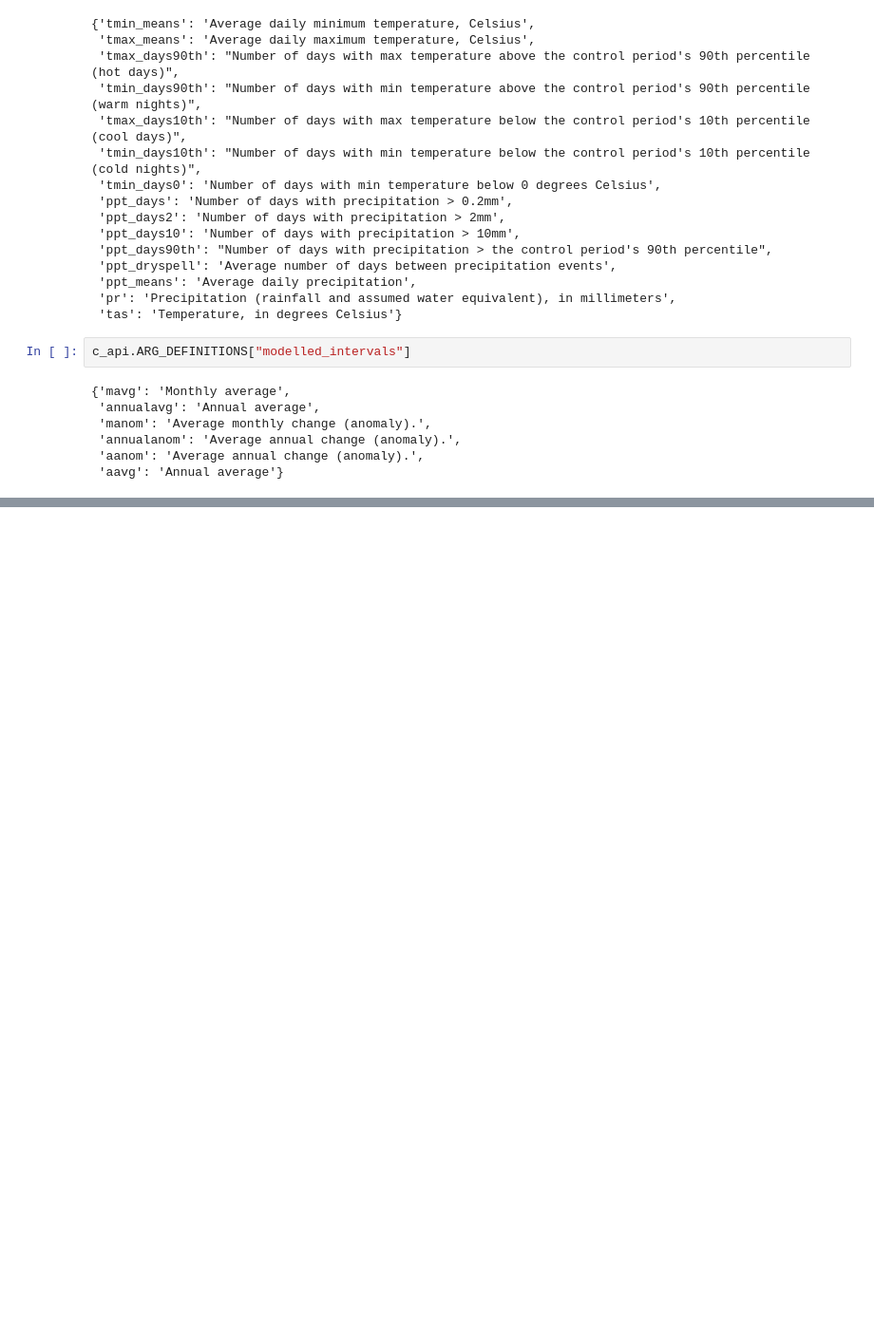
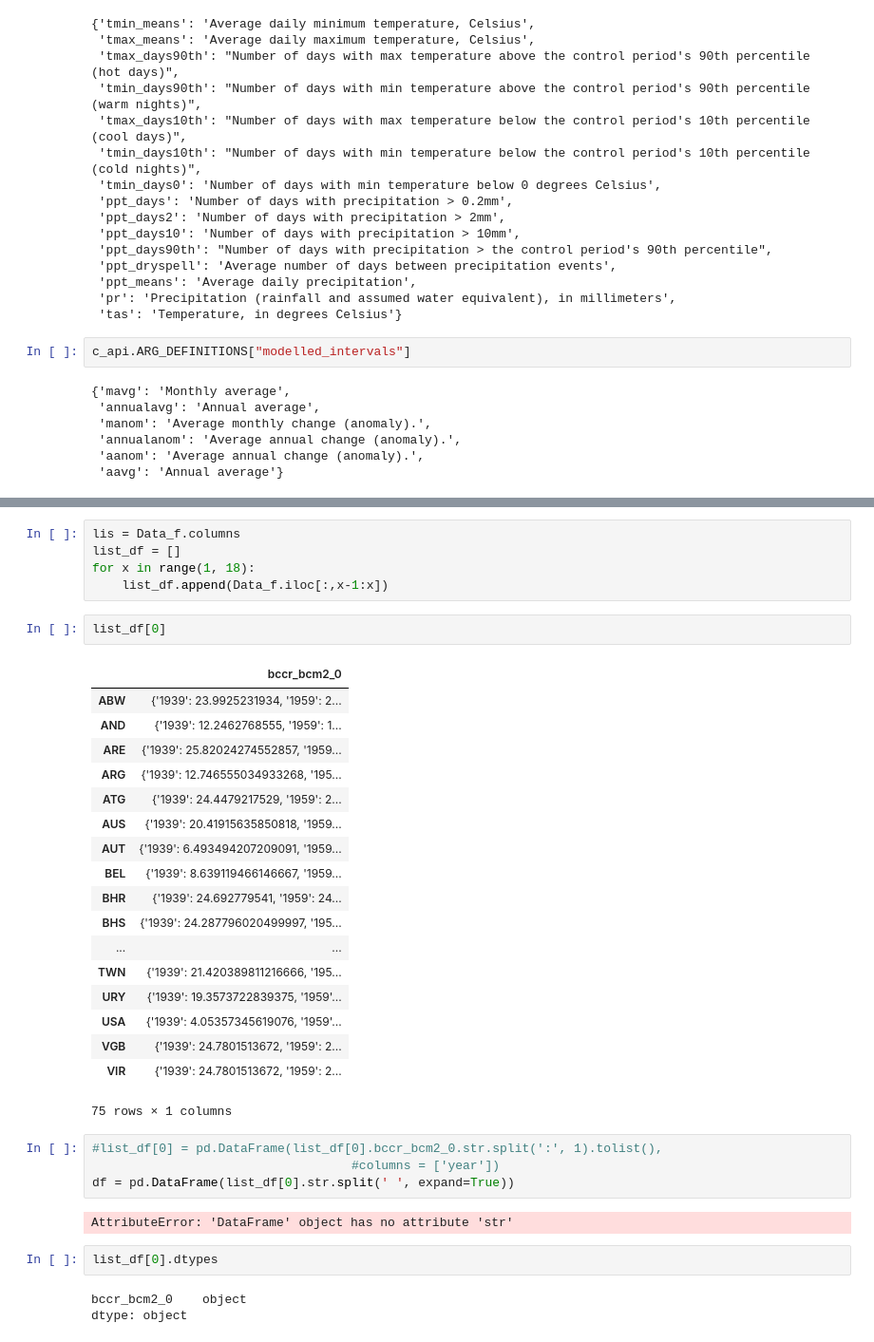
Before and after one commit to Danfurm/Climate_Resources, a Jupyter notebook: Tempertures.ipynb, the cells around one changed output, grey strips where cells are left out. Shown: that part at 95% size. Saved outputs shown, nothing was run; the diff lists cells and outputs as text; blank space fills up the shorter version.

```diff
--- a/Tempertures.ipynb
+++ b/Tempertures.ipynb
@@ -250,0 +275,37 @@ pd.DataFrame.from_dict(Data_dict)
+# %%
+lis = Data_f.columns
+list_df = []
+for x in range(1, 18):
+    list_df.append(Data_f.iloc[:,x-1:x])
+# %%
+list_df[0]
+# %% [output]
+|  | bccr_bcm2_0 |
+| ABW | {'1939': 23.9925231934, '1959': 2... |
+| AND | {'1939': 12.2462768555, '1959': 1... |
+| ARE | {'1939': 25.82024274552857, '1959... |
+| ARG | {'1939': 12.746555034933268, '195... |
+| ATG | {'1939': 24.4479217529, '1959': 2... |
+| AUS | {'1939': 20.41915635850818, '1959... |
+| AUT | {'1939': 6.493494207209091, '1959... |
+| BEL | {'1939': 8.639119466146667, '1959... |
+| BHR | {'1939': 24.692779541, '1959': 24... |
+| BHS | {'1939': 24.287796020499997, '195... |
+| ... | ... |
+| TWN | {'1939': 21.420389811216666, '195... |
+| URY | {'1939': 19.3573722839375, '1959'... |
+| USA | {'1939': 4.05357345619076, '1959'... |
+| VGB | {'1939': 24.7801513672, '1959': 2... |
+| VIR | {'1939': 24.7801513672, '1959': 2... |
+75 rows × 1 columns
+# %%
+#list_df[0] = pd.DataFrame(list_df[0].bccr_bcm2_0.str.split(':', 1).tolist(),
+                                   #columns = ['year'])
+df = pd.DataFrame(list_df[0].str.split(' ', expand=True))
+# %% [output]
+AttributeError: 'DataFrame' object has no attribute 'str'
+# %%
+list_df[0].dtypes
+# %% [output]
+bccr_bcm2_0    object
+dtype: object
```
Also changed, not shown: parts of 5 cells of this notebook.
